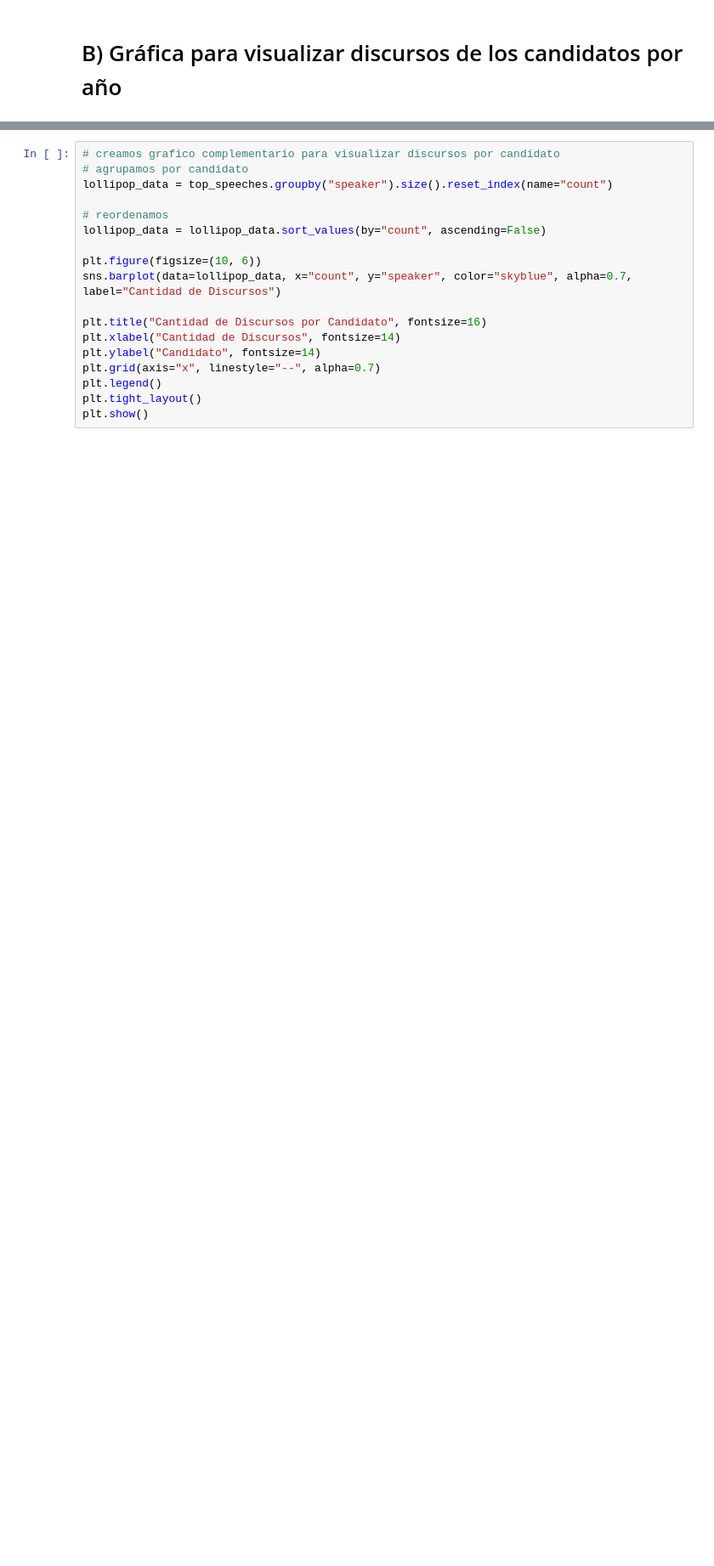
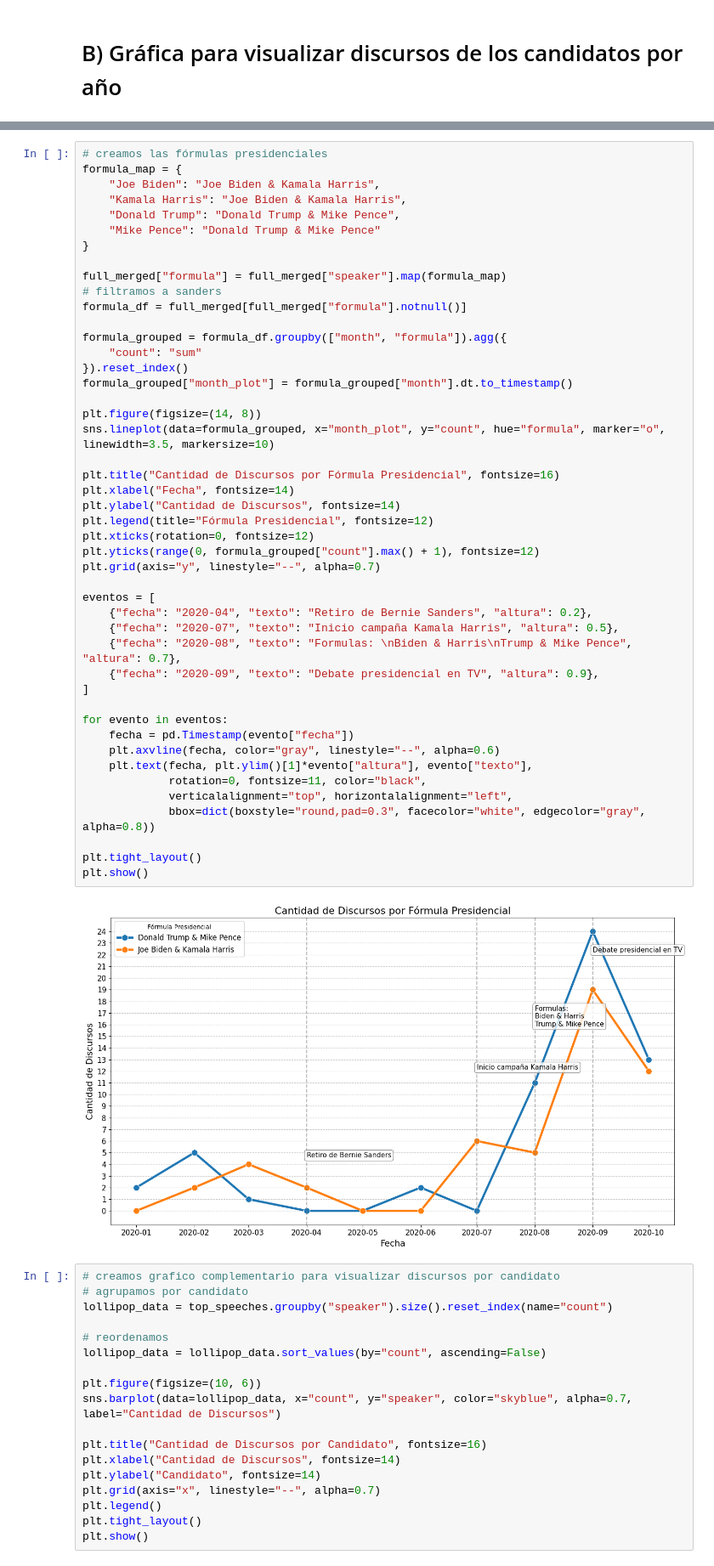
Before and after one commit to campon/intro-cd, a Jupyter notebook: Tarea_1/tarea1_campon_loprete.ipynb, the cells around one changed output, grey strips where cells are left out. Shown at 85% size. Saved outputs shown, nothing was run; the diff lists cells and outputs as text; blank space fills up the shorter version.

```diff
--- a/Tarea_1/tarea1_campon_loprete.ipynb
+++ b/Tarea_1/tarea1_campon_loprete.ipynb
@@ -205,3 +231,51 @@ See the caveats in the documentation: https://pandas.pydata.org/pandas-docs/stab
+# %%
+# creamos las fórmulas presidenciales
+formula_map = {
+    "Joe Biden": "Joe Biden & Kamala Harris",
+    "Kamala Harris": "Joe Biden & Kamala Harris",
+    "Donald Trump": "Donald Trump & Mike Pence",
+    "Mike Pence": "Donald Trump & Mike Pence"
+}
+
+full_merged["formula"] = full_merged["speaker"].map(formula_map)
+# filtramos a sanders
+formula_df = full_merged[full_merged["formula"].notnull()]
+
+formula_grouped = formula_df.groupby(["month", "formula"]).agg({
+    "count": "sum"
+}).reset_index()
+formula_grouped["month_plot"] = formula_grouped["month"].dt.to_timestamp()
+
+plt.figure(figsize=(14, 8))
+sns.lineplot(data=formula_grouped, x="month_plot", y="count", hue="formula", marker="o", linewidth=3.5, markersize=10)
+
+plt.title("Cantidad de Discursos por Fórmula Presidencial", fontsize=16)
+plt.xlabel("Fecha", fontsize=14)
+plt.ylabel("Cantidad de Discursos", fontsize=14)
+plt.legend(title="Fórmula Presidencial", fontsize=12)
+plt.xticks(rotation=0, fontsize=12)
+plt.yticks(range(0, formula_grouped["count"].max() + 1), fontsize=12)
+plt.grid(axis="y", linestyle="--", alpha=0.7)
+
+eventos = [
+    {"fecha": "2020-04", "texto": "Retiro de Bernie Sanders", "altura": 0.2},
+    {"fecha": "2020-07", "texto": "Inicio campaña Kamala Harris", "altura": 0.5},
+    {"fecha": "2020-08", "texto": "Formulas: \nBiden & Harris\nTrump & Mike Pence", "altura": 0.7},
+    {"fecha": "2020-09", "texto": "Debate presidencial en TV", "altura": 0.9},
+]
+
+for evento in eventos:
+    fecha = pd.Timestamp(evento["fecha"])
+    plt.axvline(fecha, color="gray", linestyle="--", alpha=0.6)
+    plt.text(fecha, plt.ylim()[1]*evento["altura"], evento["texto"],
+             rotation=0, fontsize=11, color="black",
+             verticalalignment="top", horizontalalignment="left",
+             bbox=dict(boxstyle="round,pad=0.3", facecolor="white", edgecolor="gray", alpha=0.8))
+
+plt.tight_layout()
+plt.show()
+# %% [output]
+[figure, added]
 # %%
 # creamos grafico complementario para visualizar discursos por candidato
 # agrupamos por candidato
```
Also changed, not shown: parts of 11 cells of this notebook.
